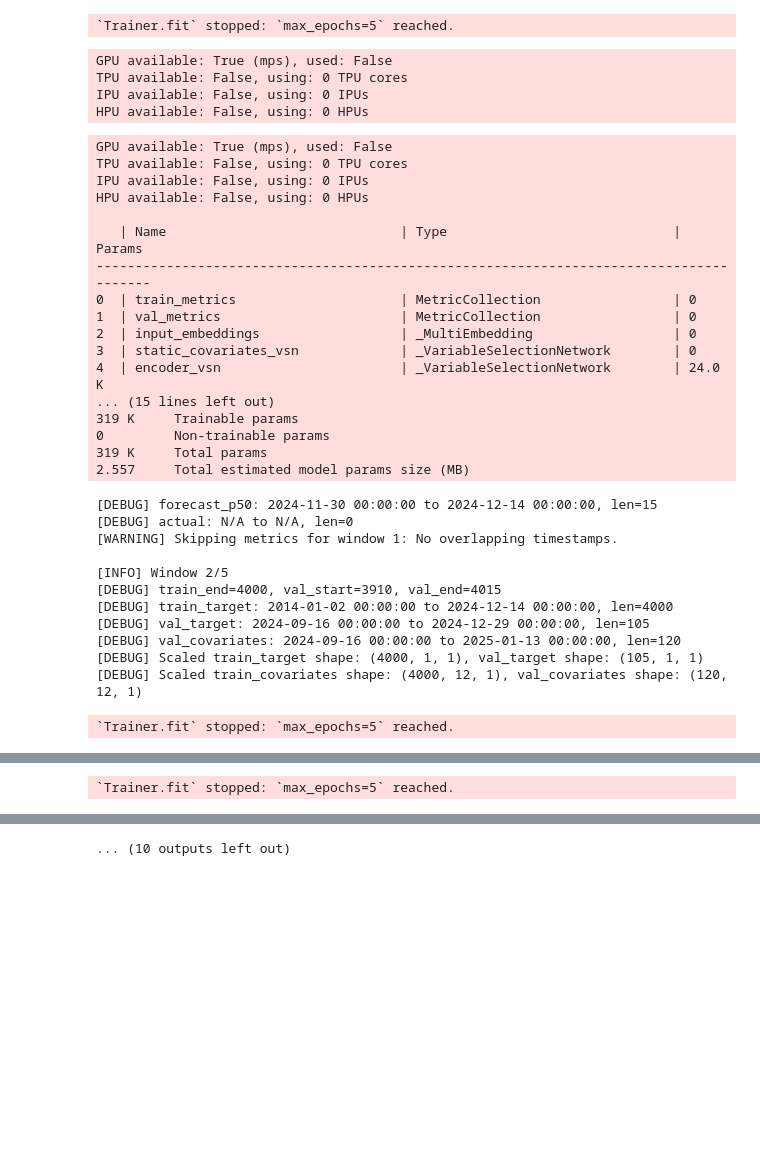
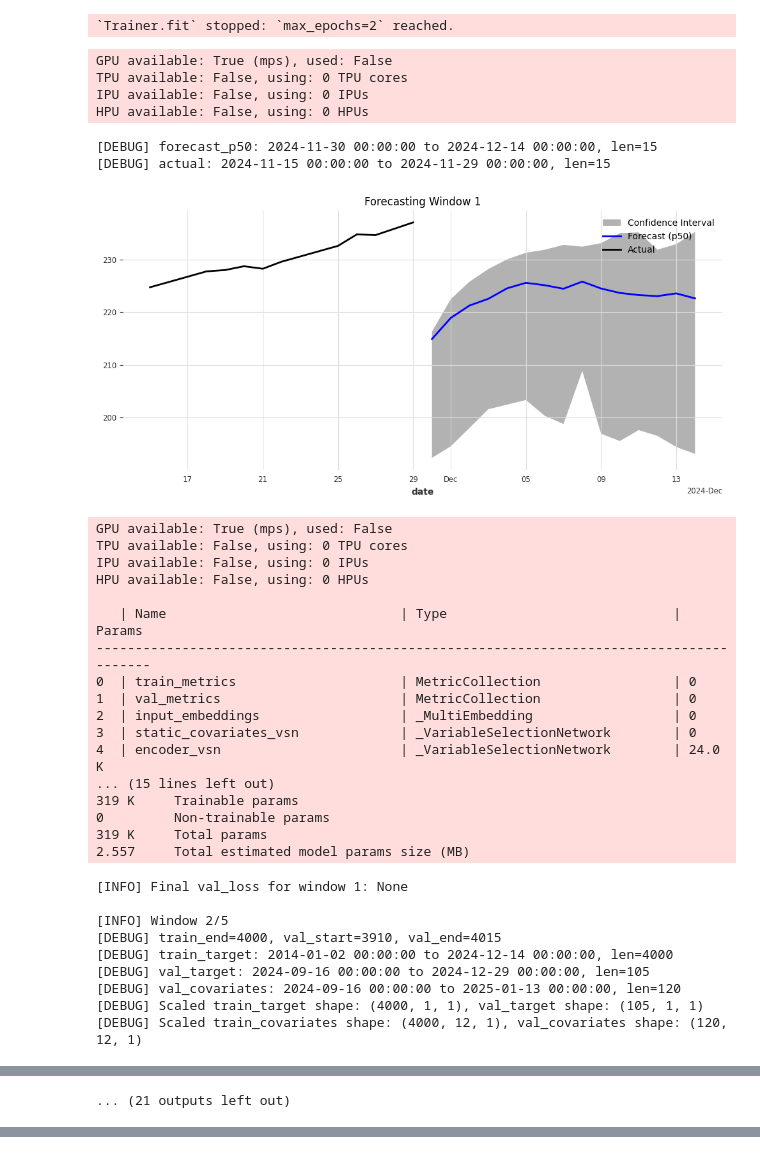
Before and after one commit to kvn-dtrx/capstone-SignalSigma, a Jupyter notebook: notebooks/TFT_Darts_Train_val_Single_target_quantail_predication_sliding_validation.ipynb, the cells around one changed output, grey strips where cells are left out. Cells and saved outputs as stored; diff of their text form; code cells hidden in the pictures; blank space fills up the shorter version.

```diff
--- a/notebooks/TFT_Darts_Train_val_Single_target_quantail_predication_sliding_validation.ipynb
+++ b/notebooks/TFT_Darts_Train_val_Single_target_quantail_predication_sliding_validation.ipynb
@@ -18,7 +18,7 @@ from pytorch_lightning.callbacks.early_stopping import EarlyStopping
 warnings.filterwarnings("ignore")
 
 # === Step 1: Load and Prepare Data === #
-print("\n[INFO] Loading data...")
+print("\n[INFO] Step 1: Loading data...")
 df = pd.read_csv("../data/Stock_market_data/clean_stock_data_with_time_index.csv", parse_dates=["date"], index_col="date")
 df = df.sort_index()
 raw_main_df = copy.deepcopy(df)
@@ -26,6 +26,7 @@ print(f"[DEBUG] df shape: {df.shape}, index: {df.index.min()} to {df.index.max()
 print(f"[DEBUG] df NaN: {df.isnull().sum().sum()}")
 
 # === Step 2: Select Target Stock === #
+print("\n[INFO] Step 2: Selecting target stock...")
 target_stock = "AAPL"
 drop_cols = [f"open_{target_stock}", f"low_{target_stock}", f"high_{target_stock}"]
 df.drop(columns=drop_cols, inplace=True)
@@ -34,7 +35,9 @@ df.drop(columns=f"close_{target_stock}", inplace=True)
 df = df[[f'volume_{target_stock}','Bitcoin']]
 df_col = df.columns.tolist()
 
+
 # === Step 3: Time Feature Engineering === #
+print("\n[INFO] Step 3: Engineering time features...")
 features = pd.DataFrame(index=target_df.index)
 features["month"] = features.index.month
 features["day_of_week"] = features.index.dayofweek
@@ -56,11 +59,13 @@ print(f"[DEBUG] features index: {features.index.min()} to {features.index.max()}
 print(f"[DEBUG] features NaN: {features.isnull().sum().sum()}")
 
 # === Step 4: Interpolate Missing Values === #
+print("\n[INFO] Step 4: Interpolating missing values...")
 full_df = pd.concat([target_df, features], axis=1).resample("D").interpolate(method="linear")
 print(f"[DEBUG] full_df shape: {full_df.shape}, index: {full_df.index.min()} to {full_df.index.max()}")
 print(f"[DEBUG] full_df NaN after interpolate: {full_df.isnull().sum().sum()}")
 
 # === Step 5: Convert to TimeSeries === #
+print("\n[INFO] Step 5: Converting to TimeSeries format...")
 raw_target = TimeSeries.from_dataframe(full_df, value_cols="target", freq="D")
 raw_covariates = TimeSeries.from_dataframe(full_df, value_cols=features.columns.tolist())
 print(f"[DEBUG] raw_target len: {len(raw_target)}, freq: {raw_target.freq_str}, NaNs: {np.isnan(raw_target.values()).sum()}")
@@ -70,6 +75,7 @@ print(f"[DEBUG] raw_covariates shape : {raw_covariates.shape}, type: {type(raw_c
 print(f"[DEBUG] raw_covariates index-len: {raw_covariates.time_index.min()} to {raw_covariates.time_index.max()}")
 
 # === Step 6: Define Parameters for Sliding Window === #
+print("\n[INFO] Step 6: Defining parameters for sliding window...")
 output_len = 15
 input_len = output_len * 6
 num_windows = 5
@@ -83,6 +89,7 @@ print(f"[INFO] input_len={input_len}, output_len={output_len}, window_step={wind
 all_metrics = []
 
 # === Step 7: Loop Over Sliding Windows === #
+print("\n[INFO] Step 7: Looping over sliding windows...")
 for i in range(num_windows):
     print(f"\n[INFO] Window {i+1}/{num_windows}")
 
@@ -124,7 +131,7 @@ for i in range(num_windows):
         lstm_layers=2,
         dropout=0.3,
         batch_size=64,
-        n_epochs=5,
+        n_epochs=2,
         num_attention_heads=4,
         likelihood=QuantileRegression([0.1, 0.5, 0.9]),
         pl_trainer_kwargs={"callbacks": [EarlyStopping(monitor="val_loss", patience=3)]},
@@ -142,12 +149,12 @@ for i in range(num_windows):
     forecast_p90 = t_scaler.inverse_transform(forecast.quantile_timeseries(0.9))
 
     # === Step 11: Evaluate === #
-    actual = val_target.slice_intersect(forecast_p50)
+    actual = val_target[-output_len:]
     print(f"[DEBUG] forecast_p50: {forecast_p50.start_time()} to {forecast_p50.end_time()}, len={len(forecast_p50)}")
-    print(f"[DEBUG] actual: {actual.start_time() if len(actual) > 0 else 'N/A'} to {actual.end_time() if len(actual) > 0 else 'N/A'}, len={len(actual)}")
+    print(f"[DEBUG] actual: {actual.start_time()} to {actual.end_time()}, len={len(actual)}")
 
-    if len(actual) == 0:
-        print(f"[WARNING] Skipping metrics for window {i+1}: No overlapping timestamps.")
+    if len(actual) == 0 or len(forecast_p50) == 0:
+        print(f"[WARNING] Skipping metrics for window {i+1}: No valid forecast or target data.")
         continue
 
     metrics = {
@@ -197,60 +204,60 @@ HPU available: False, using: 0 HPUs
 1  | val_metrics                       | MetricCollection                 | 0
 2  | input_embeddings                  | _MultiEmbedding                  | 0
 3  | static_covariates_vsn             | _VariableSelectionNetwork        | 0
 4  | encoder_vsn                       | _VariableSelectionNetwork        | 24.0 K
 ... (15 lines left out)
 319 K     Trainable params
 0         Non-trainable params
 319 K     Total params
 2.557     Total estimated model params size (MB)
 [INFO] Loading data...
 [DEBUG] df shape: (2847, 181), index: 2014-01-02 00:00:00 to 2025-04-28 00:00:00
 [DEBUG] df NaN: 0
 [DEBUG] features shape : (2847, 12), type: <class 'pandas.core.frame.DataFrame'>
 [DEBUG] features index: 2014-01-02 00:00:00 to 2025-04-28 00:00:00
 [DEBUG] features NaN: 0
 [DEBUG] full_df shape: (4135, 13), index: 2014-01-02 00:00:00 to 2025-04-28 00:00:00
 [DEBUG] full_df NaN after interpolate: 0
 [DEBUG] raw_target len: 4135, freq: D, NaNs: 0
 [DEBUG] raw_target shape : (4135, 1, 1), type: <class 'darts.timeseries.TimeSeries'>
 [DEBUG] raw_target index-len: 2014-01-02 00:00:00 to 2025-04-28 00:00:00
 [DEBUG] raw_covariates shape : (4135, 12, 1), type: <class 'darts.timeseries.TimeSeries'>
 ... (6 lines left out)
 [DEBUG] val_target: 2024-08-17 00:00:00 to 2024-11-29 00:00:00, len=105
 [DEBUG] val_covariates: 2024-08-17 00:00:00 to 2024-12-14 00:00:00, len=120
 [DEBUG] Scaled train_target shape: (3970, 1, 1), val_target shape: (105, 1, 1)
 [DEBUG] Scaled train_covariates shape: (3970, 12, 1), val_covariates shape: (120, 12, 1)
-`Trainer.fit` stopped: `max_epochs=5` reached.
+`Trainer.fit` stopped: `max_epochs=2` reached.
 GPU available: True (mps), used: False
 TPU available: False, using: 0 TPU cores
 IPU available: False, using: 0 IPUs
 HPU available: False, using: 0 HPUs
-GPU available: True (mps), used: False
-TPU available: False, using: 0 TPU cores
-IPU available: False, using: 0 IPUs
-HPU available: False, using: 0 HPUs
-
-   | Name                              | Type                             | Params
-----------------------------------------------------------------------------------------
-0  | train_metrics                     | MetricCollection                 | 0
-1  | val_metrics                       | MetricCollection                 | 0
-2  | input_embeddings                  | _MultiEmbedding                  | 0
-3  | static_covariates_vsn             | _VariableSelectionNetwork        | 0
-4  | encoder_vsn                       | _VariableSelectionNetwork        | 24.0 K
-... (15 lines left out)
-319 K     Trainable params
-0         Non-trainable params
-319 K     Total params
-2.557     Total estimated model params size (MB)
+[DEBUG] forecast_p50: 2024-11-30 00:00:00 to 2024-12-14 00:00:00, len=15
+[DEBUG] actual: 2024-11-15 00:00:00 to 2024-11-29 00:00:00, len=15
+[figure, added]
-[DEBUG] forecast_p50: 2024-11-30 00:00:00 to 2024-12-14 00:00:00, len=15
-[DEBUG] actual: N/A to N/A, len=0
-[WARNING] Skipping metrics for window 1: No overlapping timestamps.
+GPU available: True (mps), used: False
+TPU available: False, using: 0 TPU cores
+IPU available: False, using: 0 IPUs
+HPU available: False, using: 0 HPUs
 
-[INFO] Window 2/5
-[DEBUG] train_end=4000, val_start=3910, val_end=4015
-[DEBUG] train_target: 2014-01-02 00:00:00 to 2024-12-14 00:00:00, len=4000
-[DEBUG] val_target: 2024-09-16 00:00:00 to 2024-12-29 00:00:00, len=105
-[DEBUG] val_covariates: 2024-09-16 00:00:00 to 2025-01-13 00:00:00, len=120
-[DEBUG] Scaled train_target shape: (4000, 1, 1), val_target shape: (105, 1, 1)
-[DEBUG] Scaled train_covariates shape: (4000, 12, 1), val_covariates shape: (120, 12, 1)
+   | Name                              | Type                             | Params
+----------------------------------------------------------------------------------------
+0  | train_metrics                     | MetricCollection                 | 0
+1  | val_metrics                       | MetricCollection                 | 0
+2  | input_embeddings                  | _MultiEmbedding                  | 0
+3  | static_covariates_vsn             | _VariableSelectionNetwork        | 0
+4  | encoder_vsn                       | _VariableSelectionNetwork        | 24.0 K
+... (15 lines left out)
+319 K     Trainable params
+0         Non-trainable params
+319 K     Total params
+2.557     Total estimated model params size (MB)
-`Trainer.fit` stopped: `max_epochs=5` reached.
+[INFO] Final val_loss for window 1: None
+
+[INFO] Window 2/5
+[DEBUG] train_end=4000, val_start=3910, val_end=4015
+[DEBUG] train_target: 2014-01-02 00:00:00 to 2024-12-14 00:00:00, len=4000
+[DEBUG] val_target: 2024-09-16 00:00:00 to 2024-12-29 00:00:00, len=105
+[DEBUG] val_covariates: 2024-09-16 00:00:00 to 2025-01-13 00:00:00, len=120
+[DEBUG] Scaled train_target shape: (4000, 1, 1), val_target shape: (105, 1, 1)
+[DEBUG] Scaled train_covariates shape: (4000, 12, 1), val_covariates shape: (120, 12, 1)
@@ -289 +272 @@ HPU available: False, using: 0 HPUs
-`Trainer.fit` stopped: `max_epochs=5` reached.
+... (21 outputs left out)
@@ -294 +272,0 @@ HPU available: False, using: 0 HPUs
-... (10 outputs left out)
```
Also changed, not shown: parts of 1 cell of this notebook.
